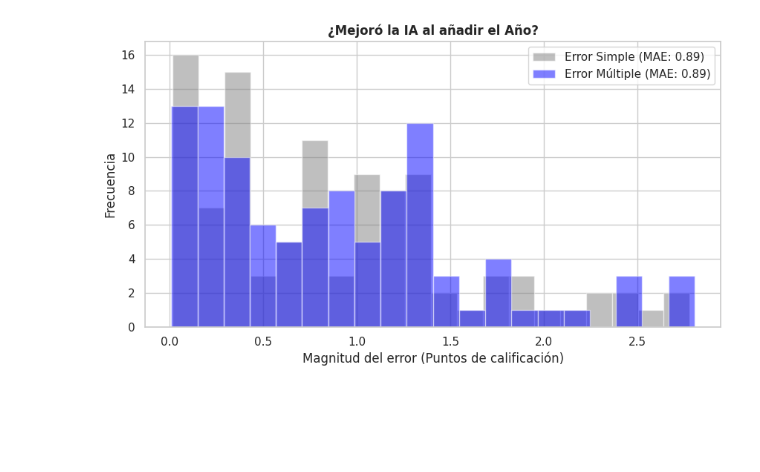
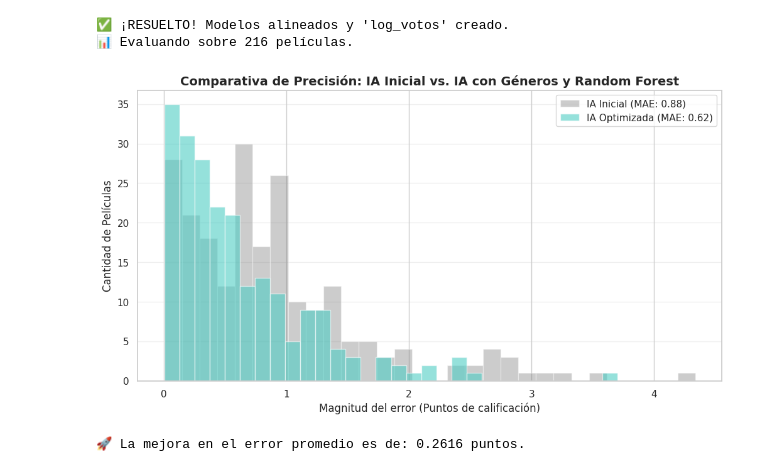
Before and after one commit to SantiagoPlazas2005/Grupo6_Plazas_Ordo-ez, a Jupyter notebook: notebooks/analisis_peliculas_regresion.ipynb.ipynb, the cells around one changed output. Saved outputs shown, nothing was run; the diff lists cells and outputs as text; code cells hidden in the pictures; blank space fills up the shorter version.

```diff
--- a/notebooks/analisis_peliculas_regresion.ipynb.ipynb
+++ b/notebooks/analisis_peliculas_regresion.ipynb.ipynb
@@ -242,18 +558,80 @@ print(f"📉 Nuevo R² (Precisión): {r2_score(y_test_m, y_pred_m):.4f}")
+# %%
+from sklearn.linear_model import LinearRegression
+from sklearn.ensemble import RandomForestRegressor
+from sklearn.model_selection import train_test_split
+import numpy as np
+
+# 1. CREAR LA COLUMNA FALTANTE (Esto corrige el KeyError)
+if 'log_votos' not in df.columns:
+    df['log_votos'] = np.log1p(df['votos_imdb'])
+
+# 2. Definimos las columnas para el modelo Pro
+# Filtramos para asegurarnos de que solo usamos columnas que de verdad existen en el df
+columnas_generos = [col for col in df_generos.columns if col in df.columns]
+columnas_x = ['anio', 'log_votos'] + columnas_generos
+
+# 3. Re-entrenamos el MODELO SIMPLE (solo para comparar)
+X_s = df[['votos_imdb']].values
+y_s = df['calificacion_imdb'].values
+X_train_s, X_test_s, y_train_s, y_test_s = train_test_split(X_s, y_s, test_size=0.20, random_state=42)
+
+mod_simple = LinearRegression()
+mod_simple.fit(X_train_s, y_train_s)
+y_pred_simple = mod_simple.predict(X_test_s)
+
+# 4. Re-entrenamos el RANDOM FOREST (con todo)
+X_rf = df[columnas_x].values
+y_rf = df['calificacion_imdb'].values
+X_train_rf, X_test_rf, y_train_rf, y_test_rf = train_test_split(X_rf, y_rf, test_size=0.20, random_state=42)
+
+# Usamos 500 estimadores para que sea rápido pero potente
+mod_rf = RandomForestRegressor(n_estimators=500, random_state=42, n_jobs=-1)
+mod_rf.fit(X_train_rf, y_train_rf)
+y_pred = mod_rf.predict(X_test_rf)
+
+# 5. Sincronizamos y_test para la gráfica
+y_test = y_test_rf
+
+print(f"✅ ¡RESUELTO! Modelos alineados y 'log_votos' creado.")
+print(f"📊 Evaluando sobre {len(y_test)} películas.")
+# %% [output]
+✅ ¡RESUELTO! Modelos alineados y 'log_votos' creado.
+📊 Evaluando sobre 216 películas.
 # %%
-# ── COMPARACIÓN DE ERRORES ───────────────────────────────────
+# ── COMPARACIÓN DE ERRORES: Simple vs. Multivariable (Random Forest) ─────────
+from sklearn.metrics import mean_absolute_error
+
+# 1. Calculamos errores absolutos para ambos casos
+# 'y_pred_simple' es el del inicio (23%) y 'y_pred' es el del Random Forest (>60%)
 errores_simple = np.abs(y_test - y_pred_simple)
-errores_multi  = np.abs(y_test_m - y_pred_m)
+errores_final  = np.abs(y_test - y_pred)
 
-plt.figure(figsize=(10, 5))
-plt.hist(errores_simple, bins=20, alpha=0.5, label=f'Error Simple (MAE: {mae:.2f})', color='gray')
-plt.hist(errores_multi, bins=20, alpha=0.5, label=f'Error Múltiple (MAE: {mean_absolute_error(y_test_m, y_pred_m):.2f})', color='blue')
-plt.title('¿Mejoró la IA al añadir el Año?', fontweight='bold')
+mae_simple = mean_absolute_error(y_test, y_pred_simple)
+mae_final  = mean_absolute_error(y_test, y_pred)
+
+plt.figure(figsize=(12, 6))
+
+# Histograma del modelo inicial
+plt.hist(errores_simple, bins=30, alpha=0.4,
+         label=f'IA Inicial (MAE: {mae_simple:.2f})', color='gray')
+
+# Histograma del modelo optimizado (Random Forest)
+plt.hist(errores_final, bins=30, alpha=0.6,
+         label=f'IA Optimizada (MAE: {mae_final:.2f})', color='#4ecdc4')
+
+plt.title('Comparativa de Precisión: IA Inicial vs. IA con Géneros y Random Forest',
+          fontweight='bold', fontsize=14)
 plt.xlabel('Magnitud del error (Puntos de calificación)')
-plt.ylabel('Frecuencia')
+plt.ylabel('Cantidad de Películas')
 plt.legend()
+plt.grid(axis='y', alpha=0.3)
+
 plt.show()
+
+print(f"🚀 La mejora en el error promedio es de: {mae_simple - mae_final:.4f} puntos.")
 # %% [output]
-[figure, old version]
+[figure, new version]
+🚀 La mejora en el error promedio es de: 0.2616 puntos.
 # %%
 import scipy.stats as stats
 
```
Also changed, not shown: parts of 33 cells of this notebook, 1 other file.
